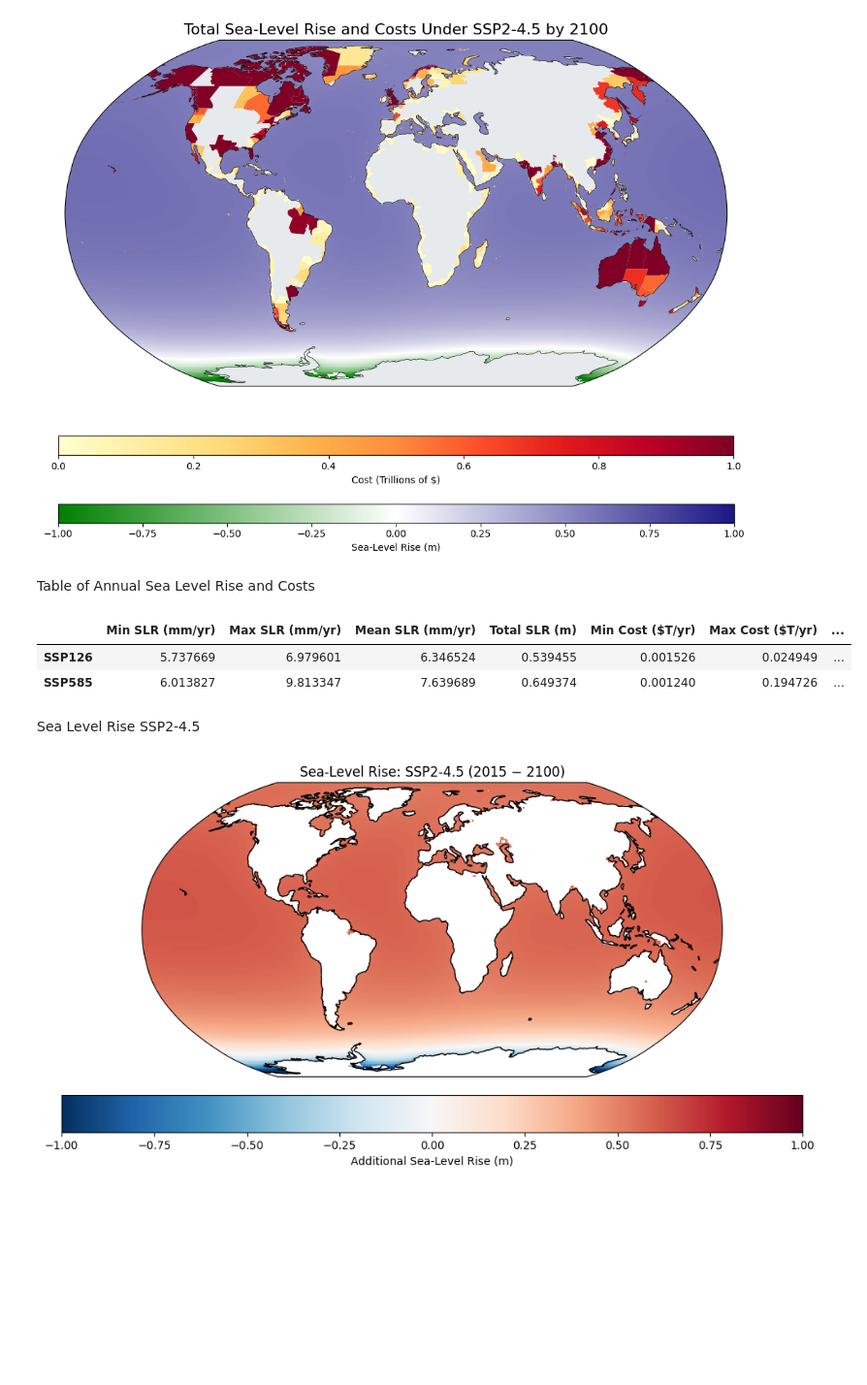
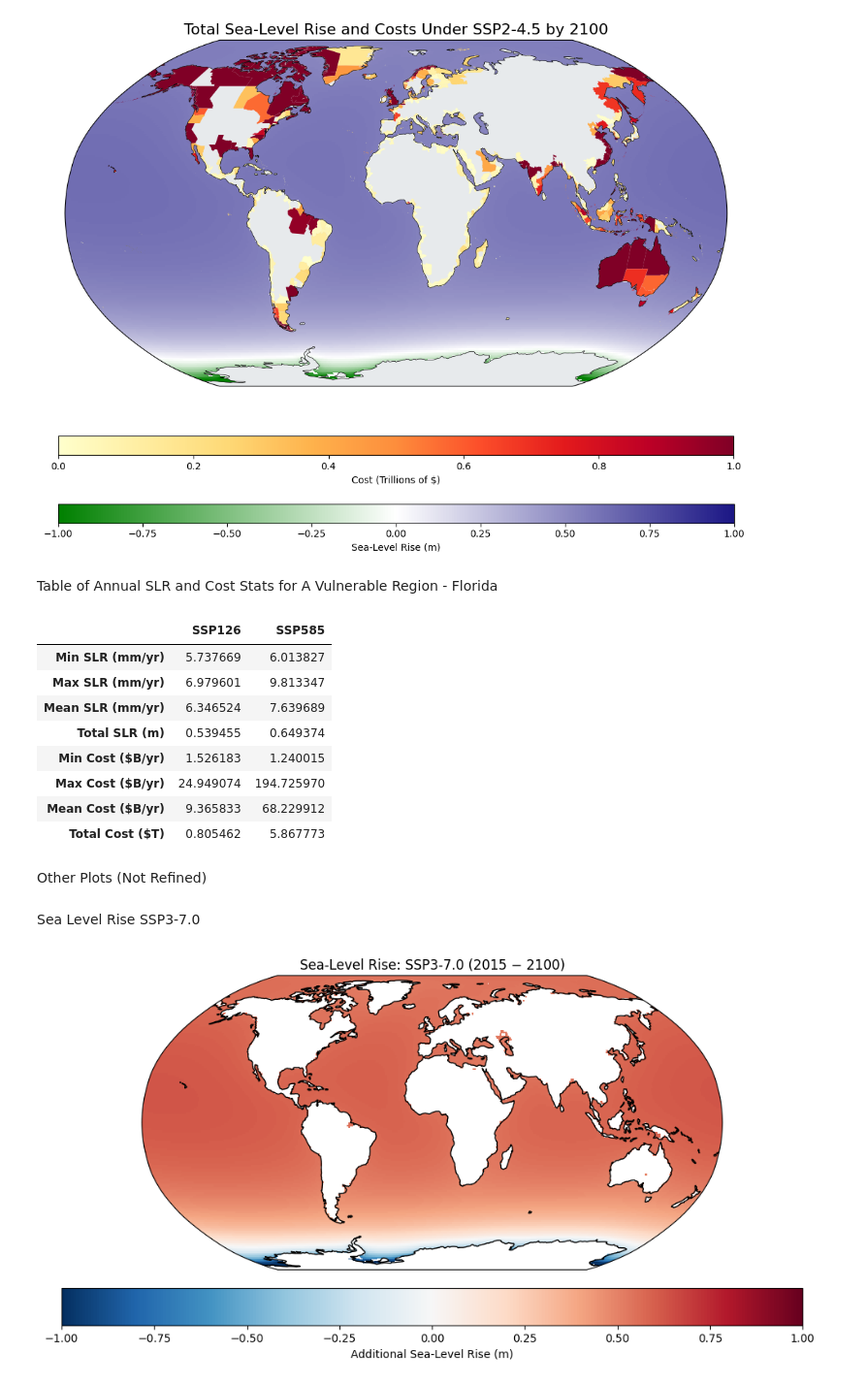
Before and after one commit to Nolancchu/DSC180B-B05-1-Capstone, a Jupyter notebook: visualizations_merged.ipynb, the cells around one changed output. Shown at 97% size. Saved outputs shown, nothing was run; the diff lists cells and outputs as text; code cells hidden in the pictures; blank space fills up the shorter version.

```diff
--- a/visualizations_merged.ipynb
+++ b/visualizations_merged.ipynb
@@ -368,6 +368,6 @@ plt.tight_layout()
 plt.show()
 # %% [output]
 [figure]
-# %% [markdown]
-Table of Annual Sea Level Rise and Costs
+# %% [markdown]
+Table of Annual SLR and Cost Stats for A Vulnerable Region - Florida
 # %%
@@ -412,61 +419,74 @@ florida_ssp585 = [
     florida_ssp585_total
 ]
 # %%
-cost_best_annual = (
-    ds.costs.isel(case=-1, scenario=0, ssp=0, iam=0, quantile=0)
-    .sum(dim=["costtype"])
-)
+# Generate Costs for Florida region due to sea level rise
+# Florida code in pyCIAM model
+fl_code = "USA.10_1"
 
-cost_worst_annual = (
-    ds.costs.isel(case=6, scenario=-2, ssp=-1, iam=0, quantile=0)
-    .sum(dim=["costtype"])
-)
-fl_code = "USA.10_1"
+# Best-Case Condition - case: 'optimalfixed', SSP1-2.6
 cost_best_annual = (
     ds.costs.isel(case=-1, scenario=0, ssp=0, iam=0, quantile=0)
     .sum(dim=["costtype"])
     .assign_coords(adm1=ds.adm1.values)
 )
-
+# Best-Case Condition - case: 'retreat10', 5-8.5
 cost_worst_annual = (
     ds.costs.isel(case=6, scenario=-2, ssp=-1, iam=0, quantile=0)
     .sum(dim=["costtype"])
     .assign_coords(adm1=ds.adm1.values)
 )
 
+# Select Florida from adm1
 cost_best_fl = cost_best_annual.sel(adm1=fl_code)
 cost_worst_fl = cost_worst_annual.sel(adm1=fl_code)
 
+# Florida cost df for worst and best case scenarios (annual)
 cost_fl_df = pd.DataFrame({
     "year": cost_best_fl.year.values,
     "best_case_cost": cost_best_fl.values,
     "worst_case_cost": cost_worst_fl.values
 })
-florida_ssp126_costs = [min(cost_fl_df["best_case_cost"]) / 1e12, max(cost_fl_df["best_case_cost"]) / 1e12,
-                        cost_fl_df["best_case_cost"].mean() / 1e12, cost_fl_df["best_case_cost"].sum() / 1e12]
+
+# Get min, max, and mean annual cost for Florida under SSP1-2.6 and SSP5-8.5 (in billions of dollars)
+# Get total cost over the period (2015-2100) in trillions of dollars
+# Add to florida_ssp126 and florida_ssp585 lists
+florida_ssp126_costs = [min(cost_fl_df["best_case_cost"]) / 1e9, max(cost_fl_df["best_case_cost"]) / 1e9,
+                        cost_fl_df["best_case_cost"].mean() / 1e9, cost_fl_df["best_case_cost"].sum() / 1e12]
 florida_ssp126.extend(florida_ssp126_costs)
-florida_ssp585_costs = [min(cost_fl_df["worst_case_cost"]) / 1e12, max(cost_fl_df["worst_case_cost"]) / 1e12,
-                        cost_fl_df["worst_case_cost"].mean() / 1e12, cost_fl_df["worst_case_cost"].sum() / 1e12]
+florida_ssp585_costs = [min(cost_fl_df["worst_case_cost"]) / 1e9, max(cost_fl_df["worst_case_cost"]) / 1e9,
+                        cost_fl_df["worst_case_cost"].mean() / 1e9, cost_fl_df["worst_case_cost"].sum() / 1e12]
 florida_ssp585.extend(florida_ssp585_costs)
-pd.DataFrame(
+
+# Create DataFrame to summarize results
+florida_slr_costs = pd.DataFrame(
     [florida_ssp126, florida_ssp585],
     index=["SSP126", "SSP585"],
     columns=[
         "Min SLR (mm/yr)",
         "Max SLR (mm/yr)",
         "Mean SLR (mm/yr)",
         "Total SLR (m)",
-        "Min Cost ($T/yr)",
-        "Max Cost ($T/yr)",
-        "Mean Cost ($T/yr)",
+        "Min Cost ($B/yr)",
+        "Max Cost ($B/yr)",
+        "Mean Cost ($B/yr)",
         "Total Cost ($T)"
     ]
 )
+
+florida_slr_costs.transpose()
 # %% [output]
-|  | Min SLR (mm/yr) | Max SLR (mm/yr) | Mean SLR (mm/yr) | Total SLR (m) | Min Cost ($T/yr) | Max Cost ($T/yr) | ... |
-| SSP126 | 5.737669 | 6.979601 | 6.346524 | 0.539455 | 0.001526 | 0.024949 | ... |
-| SSP585 | 6.013827 | 9.813347 | 7.639689 | 0.649374 | 0.001240 | 0.194726 | ... |
+|  | SSP126 | SSP585 |
+| Min SLR (mm/yr) | 5.737669 | 6.013827 |
+| Max SLR (mm/yr) | 6.979601 | 9.813347 |
+| Mean SLR (mm/yr) | 6.346524 | 7.639689 |
+| Total SLR (m) | 0.539455 | 0.649374 |
+| Min Cost ($B/yr) | 1.526183 | 1.240015 |
+| Max Cost ($B/yr) | 24.949074 | 194.725970 |
+| Mean Cost ($B/yr) | 9.365833 | 68.229912 |
+| Total Cost ($T) | 0.805462 | 5.867773 |
+# %% [markdown]
+Other Plots (Not Refined)
 # %% [markdown]
-Sea Level Rise SSP2-4.5
+Sea Level Rise SSP3-7.0
 # %%
 # Obtain Latitude and Longitudinal Values
```
Also changed, not shown: parts of 2 cells of this notebook.
